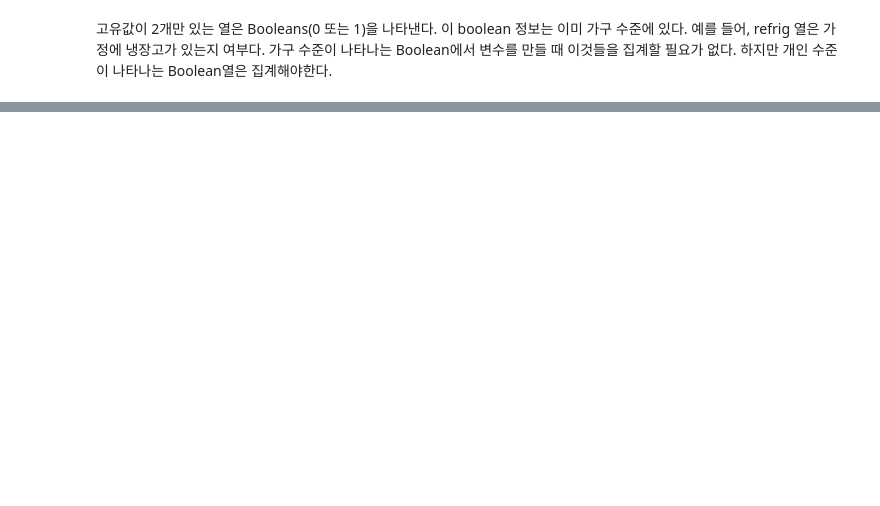
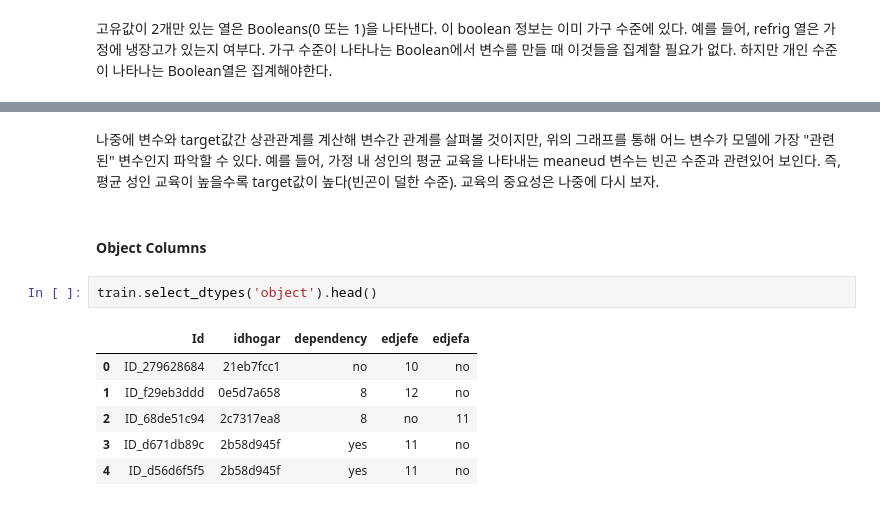
Before and after one commit to Haebuk/kagglestudy, a Jupyter notebook: Costa rican competition/costa_1_시온.ipynb, the cells around one changed output, grey strips where cells are left out. Cells and saved outputs as stored; diff of their text form; blank space fills up the shorter version.

```diff
--- a/Costa rican competition/costa_1_시온.ipynb
+++ b/Costa rican competition/costa_1_시온.ipynb
@@ -127,0 +161,13 @@ Text(0.5, 1.0, 'Count of Unique Values in Integer Columns')
+# %% [markdown]
+나중에 변수와 target값간 상관관계를 계산해 변수간 관계를 살펴볼 것이지만, 위의 그래프를 통해 어느 변수가 모델에 가장 "관련된" 변수인지 파악할 수 있다. 예를 들어, 가정 내 성인의 평균 교육을 나타내는 meaneud 변수는 빈곤 수준과 관련있어 보인다. 즉, 평균 성인 교육이 높을수록 target값이 높다(빈곤이 덜한 수준). 교육의 중요성은 나중에 다시 보자.
+# %% [markdown]
+#### Object Columns
+# %%
+train.select_dtypes('object').head()
+# %% [output]
+|  | Id | idhogar | dependency | edjefe | edjefa |
+| 0 | ID_279628684 | 21eb7fcc1 | no | 10 | no |
+| 1 | ID_f29eb3ddd | 0e5d7a658 | 8 | 12 | no |
+| 2 | ID_68de51c94 | 2c7317ea8 | 8 | no | 11 |
+| 3 | ID_d671db89c | 2b58d945f | yes | 11 | no |
+| 4 | ID_d56d6f5f5 | 2b58d945f | yes | 11 | no |
```
Also changed, not shown: parts of 22 cells of this notebook.
